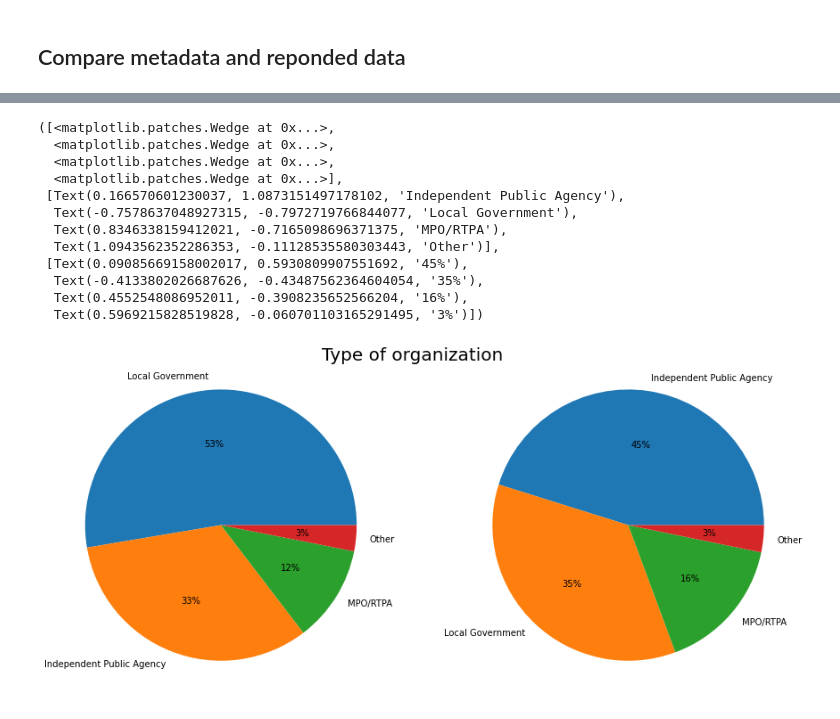
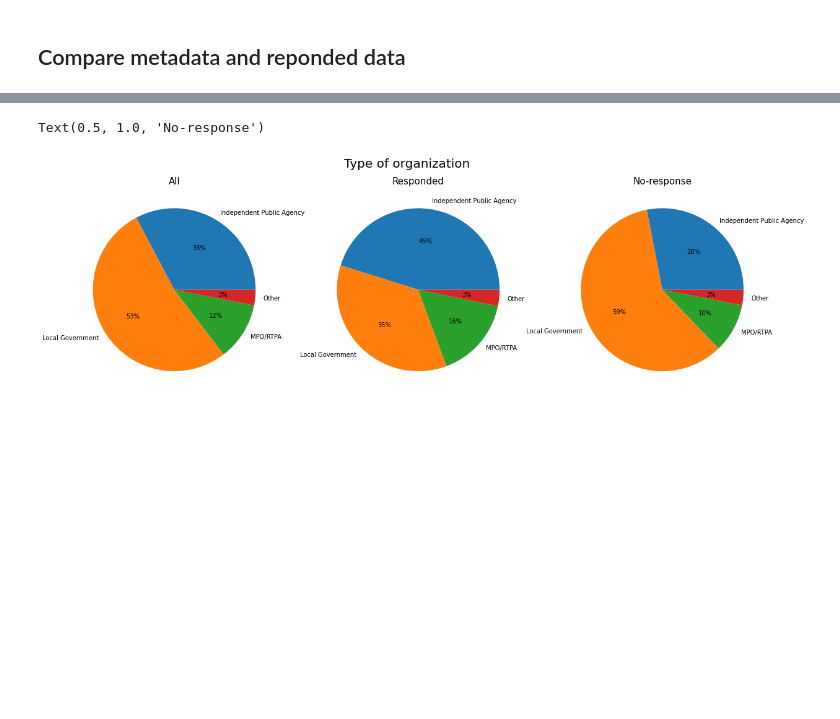
Before and after one commit to eric-shchiu/Smart-city-technology-adoption, a Jupyter notebook: agencies.ipynb, the cells around one changed output, grey strips where cells are left out. Saved outputs shown, nothing was run; the diff lists cells and outputs as text; code cells hidden in the pictures; blank space fills up the shorter version.

```diff
--- a/agencies.ipynb
+++ b/agencies.ipynb
@@ -87,0 +81,3 @@ responded
+# %%
+no_response = transit_survey[transit_survey['survey_response'] == 0]
+no_response.head()
@@ -163,27 +172,29 @@ plt.pie(responded['id'].value_counts(), labels = responded['id'].value_counts().
 # %%
-fig, axs = plt.subplots(1, 2, figsize=(15, 15))
+fig, axs = plt.subplots(1, 3, figsize=(20, 16))
 
 fig.suptitle('Type of organization', fontsize = 20, ha='center',va='bottom')
 plt.subplots_adjust(top=1.5)
 
-plt.subplot(121)
-plt.pie(transit_survey['OrgType'].value_counts(), labels = transit_survey['OrgType'].value_counts().index.tolist(), autopct='%.0f%%')
+plt.subplot(131)
+plt.pie(transit_survey['OrgType'].value_counts().sort_index(),
+        labels = transit_survey['OrgType'].value_counts().sort_index().index.tolist(),
+        autopct='%.0f%%')
+plt.title('All', fontsize = 15)
 
-plt.subplot(122)
-plt.pie(responded['OrgType'].value_counts(), labels = responded['OrgType'].value_counts().index.tolist(), autopct='%.0f%%')
+plt.subplot(132)
+plt.pie(responded['OrgType'].value_counts().sort_index(),
+        labels = responded['OrgType'].value_counts().sort_index().index.tolist(),
+        autopct='%.0f%%')
+plt.title('Responded', fontsize = 15)
+
+plt.subplot(133)
+plt.pie(no_response['OrgType'].value_counts().sort_index(),
+        labels = no_response['OrgType'].value_counts().sort_index().index.tolist(),
+        autopct='%.0f%%')
+
+plt.title('No-response', fontsize = 15)
 # %% [output]
-([<matplotlib.patches.Wedge at 0x...>,
-  <matplotlib.patches.Wedge at 0x...>,
-  <matplotlib.patches.Wedge at 0x...>,
-  <matplotlib.patches.Wedge at 0x...>],
- [Text(0.166570601230037, 1.0873151497178102, 'Independent Public Agency'),
-  Text(-0.7578637048927315, -0.7972719766844077, 'Local Government'),
-  Text(0.8346338159412021, -0.7165098696371375, 'MPO/RTPA'),
-  Text(1.0943562352286353, -0.11128535580303443, 'Other')],
- [Text(0.09085669158002017, 0.5930809907551692, '45%'),
-  Text(-0.4133802026687626, -0.43487562364604054, '35%'),
-  Text(0.4552548086952011, -0.3908235652566204, '16%'),
-  Text(0.5969215828519828, -0.060701103165291495, '3%')])
+Text(0.5, 1.0, 'No-response')
-[figure, old version]
+[figure, new version]
 # %%
 # In log scale
```
Also changed, not shown: parts of 36 cells of this notebook.
